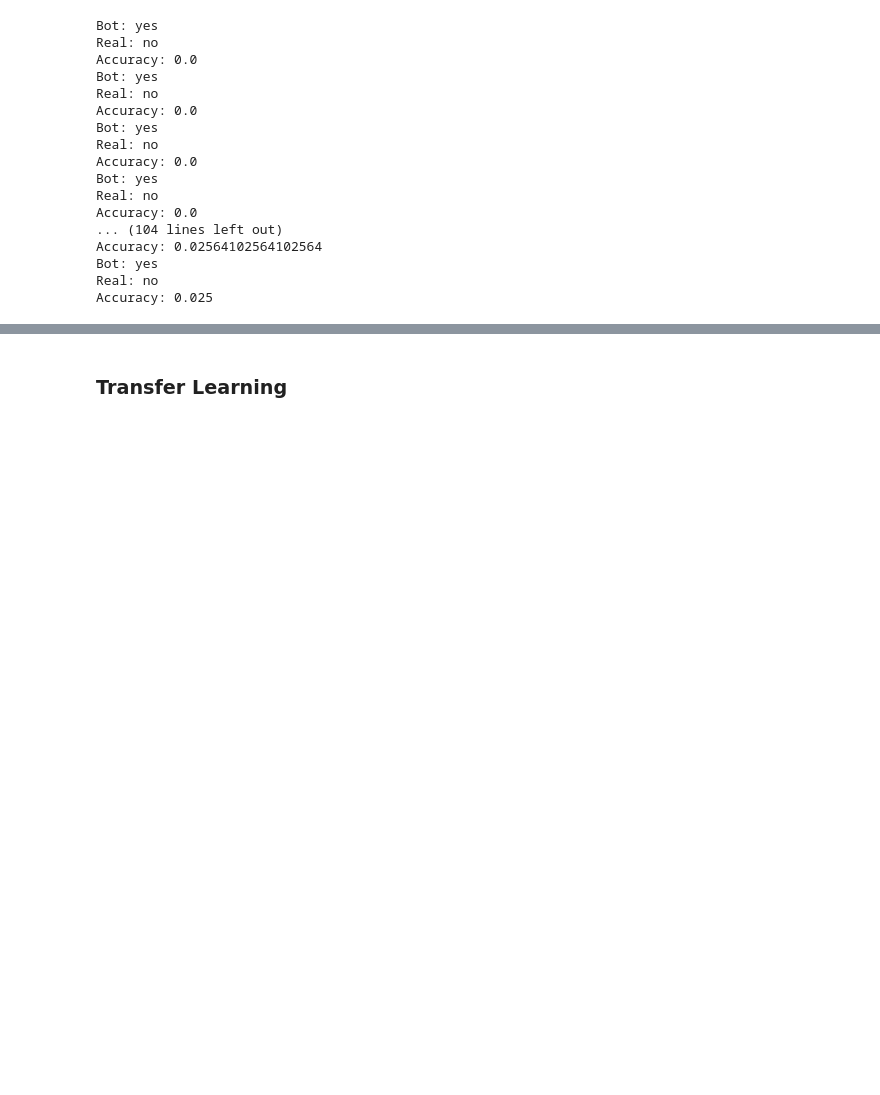
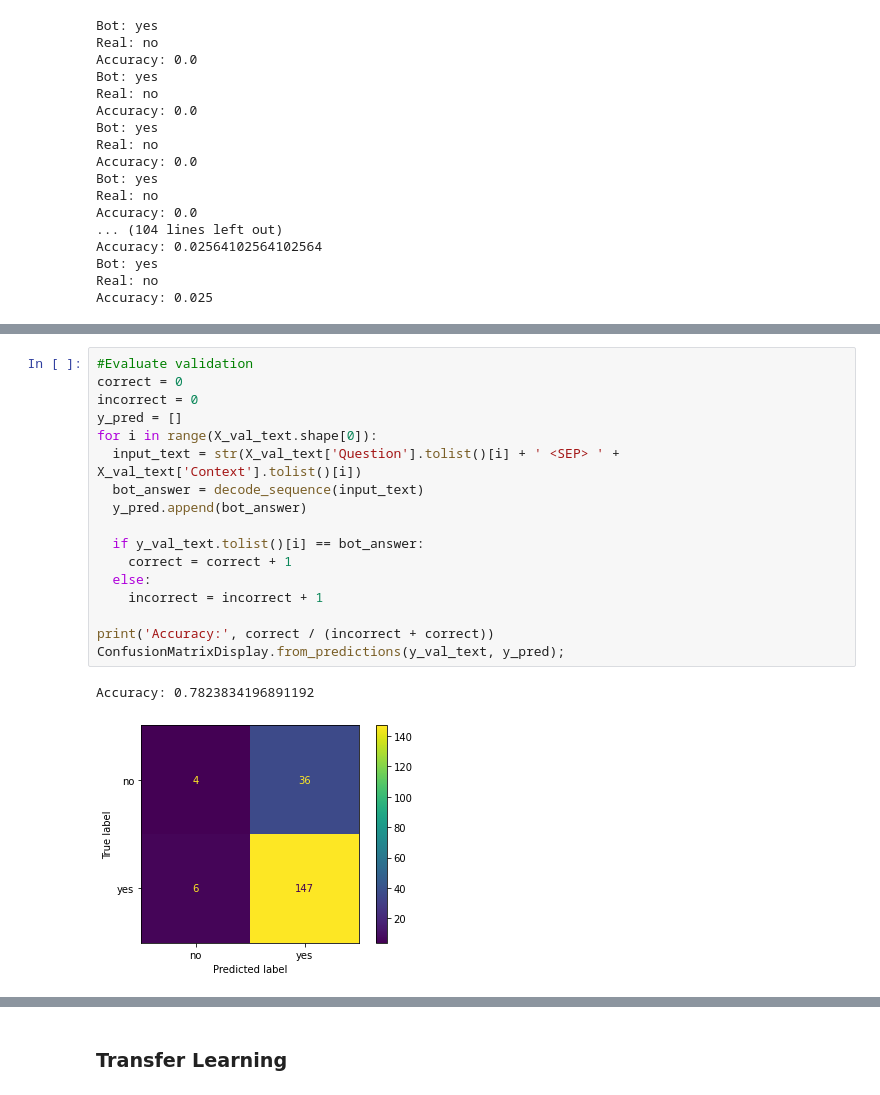
Before and after one commit to aanchal0431/chatbot, a Jupyter notebook: SEP_728_Chatbot_transformer_keras.ipynb, the cells around one changed output, grey strips where cells are left out. Drawn from its saved outputs; the diff is of its cells as text; blank space fills up the shorter version.

```diff
--- a/SEP_728_Chatbot_transformer_keras.ipynb
+++ b/SEP_728_Chatbot_transformer_keras.ipynb
@@ -1346,0 +1466,20 @@ history = transformer.fit(train_ds, epochs=epochs, validation_data=val_ds, callb
+# %%
+#Evaluate validation
+correct = 0
+incorrect = 0
+y_pred = []
+for i in range(X_val_text.shape[0]):
+  input_text = str(X_val_text['Question'].tolist()[i] + ' <SEP> ' + X_val_text['Context'].tolist()[i])
+  bot_answer = decode_sequence(input_text)
+  y_pred.append(bot_answer)
+
+  if y_val_text.tolist()[i] == bot_answer:
+    correct = correct + 1
+  else:
+    incorrect = incorrect + 1
+
+print('Accuracy:', correct / (incorrect + correct))
+ConfusionMatrixDisplay.from_predictions(y_val_text, y_pred);
+# %% [output]
+Accuracy: 0.7823834196891192
+[figure, added]
```
Also changed, not shown: parts of 19 cells of this notebook.
